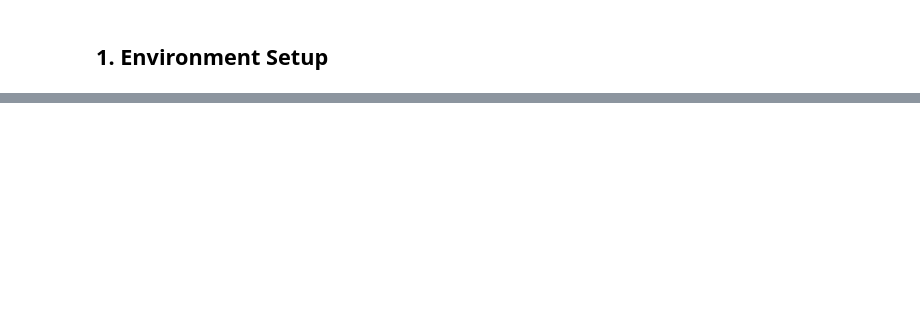
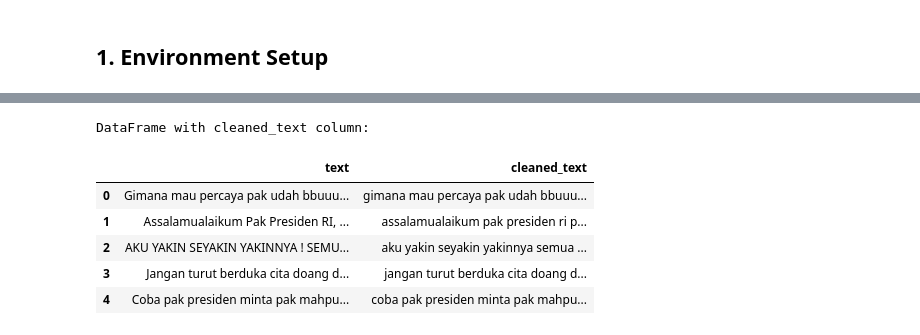
Before and after one commit to Rnov24/civic_sentiment, a Jupyter notebook: notebooks/01-data-collection.ipynb, the cells around one changed output, grey strips where cells are left out. Drawn from its saved outputs; the diff is of its cells as text; code cells hidden in the pictures; blank space fills up the shorter version.

```diff
--- a/notebooks/01-data-collection.ipynb
+++ b/notebooks/01-data-collection.ipynb
@@ -54,15 +59,16 @@ print(f"Raw data directory: {RAW_DATA_DIR}")
 # %%
 from civic_sentiment.scraping import scrape_videos
 import os
+from google.colab import userdata
 
-# Get the API key from the environment variable or set it directly
-API_KEY = os.getenv("YOUTUBE_API_KEY")
+# Get the API key from the colab secrets
+API_KEY = userdata.get('YOUTUBE_API_KEY')
 
-
-# Example: Scrape comments from multiple videos with enhanced verbose output
 video_ids = [
     "LJ8yd0uRvwY",
     "oOf1b1P6fGc",
+    "I9peHTC9g3o",
+    "3Lz8PnFvjhs"
 ]
 
 if API_KEY:
@@ -121,0 +190,9 @@ else:
+# %%
+print("Checking for duplicate comments:")
+duplicate_rows = comments_df.duplicated()
+print(f"Number of duplicate rows found: {duplicate_rows.sum()}")
+
+comments_df.drop_duplicates(inplace=True)
+
+print("\nDataFrame shape after removing duplicates:")
+print(comments_df.shape)
@@ -121,0 +209,28 @@ else:
+# %%
+import re
+import string
+
+def clean_text(text):
+    """
+    Cleans the input text by converting to lowercase, removing URLs,
+    punctuation, numbers, and extra whitespace.
+    """
+    text = text.lower() # Convert to lowercase
+    text = re.sub(r'http\S+', '', text) # Remove URLs
+    text = text.translate(str.maketrans('', '', string.punctuation)) # Remove punctuation
+    text = re.sub(r'\d+', '', text) # Remove numbers
+    text = re.sub(r'\s+', ' ', text).strip() # Remove extra whitespace
+    return text
+
+comments_df['cleaned_text'] = comments_df['text'].apply(clean_text)
+
+print("DataFrame with cleaned_text column:")
+display(comments_df[['text', 'cleaned_text']].head())
+# %% [output]
+DataFrame with cleaned_text column:
+|  | text | cleaned_text |
+| 0 | Gimana mau percaya pak udah bbuuu... | gimana mau percaya pak udah bbuuu... |
+| 1 | Assalamualaikum Pak Presiden RI, ... | assalamualaikum pak presiden ri p... |
+| 2 | AKU YAKIN SEYAKIN YAKINNYA ! SEMU... | aku yakin seyakin yakinnya semua ... |
+| 3 | Jangan turut berduka cita doang d... | jangan turut berduka cita doang d... |
+| 4 | Coba pak presiden minta pak mahpu... | coba pak presiden minta pak mahpu... |
```
Also changed, not shown: parts of 27 cells of this notebook.
